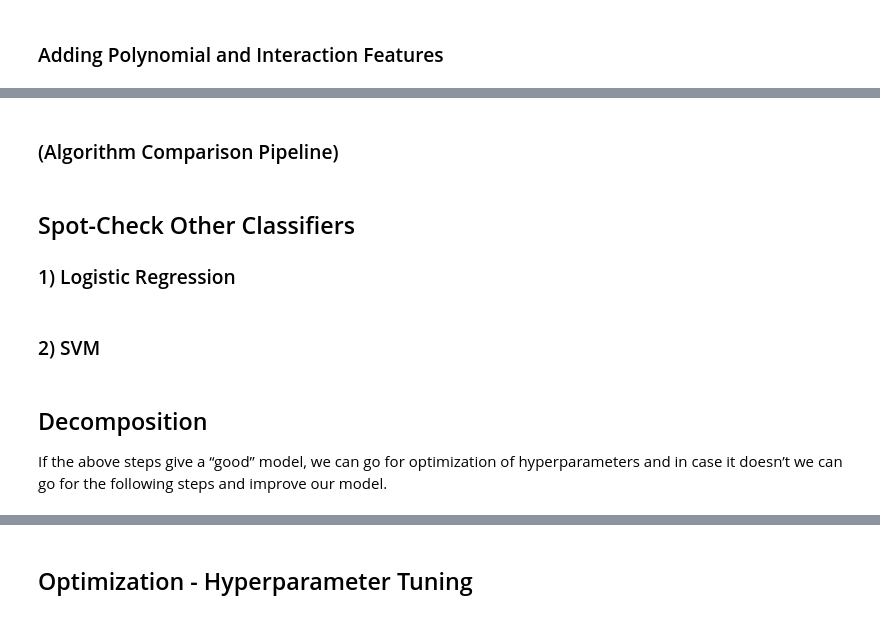
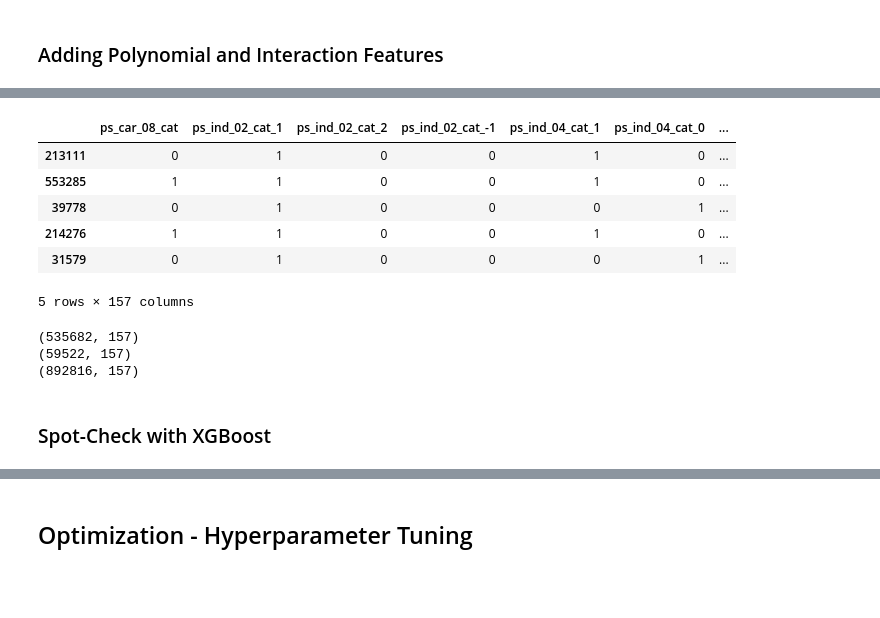
Before and after one commit to FionaHa/porto-seguro, a Jupyter notebook: Binary Classification - Porto Seguro.ipynb, the cells around one changed output, grey strips where cells are left out. Cells and saved outputs as stored; diff of their text form; code cells hidden in the pictures; blank space fills up the shorter version.

```diff
--- a/Binary Classification - Porto Seguro.ipynb
+++ b/Binary Classification - Porto Seguro.ipynb
@@ -498,2 +1040,0 @@ Training until validation scores don't improve for 100.0 rounds.
-# %% [markdown]
-### (Algorithm Comparison Pipeline)
@@ -517,3 +1041,22 @@ for name,model in models:
+# %%
+X_train_poly=feature_interaction(X_train_no_calc)
+X_val_poly=feature_interaction(X_val_no_calc)
+X_test_poly=feature_interaction(X_test_no_calc)
+
+display(X_train_poly.head())
+print(X_train_poly.shape)
+print(X_val_poly.shape)
+print(X_test_poly.shape)
+# %% [output]
+|  | ps_car_08_cat | ps_ind_02_cat_1 | ps_ind_02_cat_2 | ps_ind_02_cat_-1 | ps_ind_04_cat_1 | ps_ind_04_cat_0 | ... |
+| 213111 | 0 | 1 | 0 | 0 | 1 | 0 | ... |
+| 553285 | 1 | 1 | 0 | 0 | 1 | 0 | ... |
+| 39778 | 0 | 1 | 0 | 0 | 0 | 1 | ... |
+| 214276 | 1 | 1 | 0 | 0 | 1 | 0 | ... |
+| 31579 | 0 | 1 | 0 | 0 | 0 | 1 | ... |
+5 rows × 157 columns
+(535682, 157)
+(59522, 157)
+(892816, 157)
 # %% [markdown]
-## Spot-Check Other Classifiers
-### 1) Logistic Regression
+### Spot-Check with XGBoost
@@ -528,2 +1062,0 @@ print(scores.std())
-# %% [markdown]
-### 2) SVM
@@ -538,3 +1062,0 @@ print(scores.std())
-# %% [markdown]
-## Decomposition
-If the above steps give a “good” model, we can go for optimization of hyperparameters and in case it doesn’t we can go for the following steps and improve our model.
```
Also changed, not shown: parts of 104 cells of this notebook.
